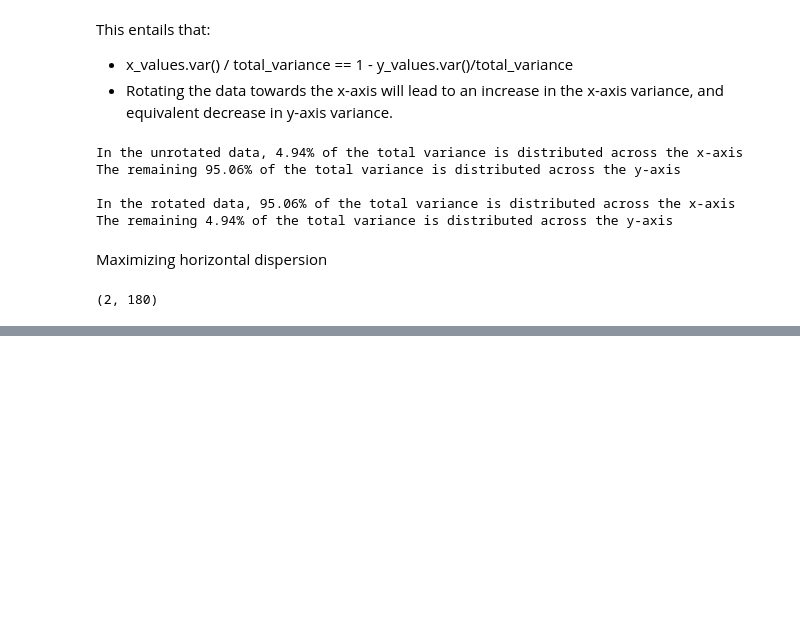
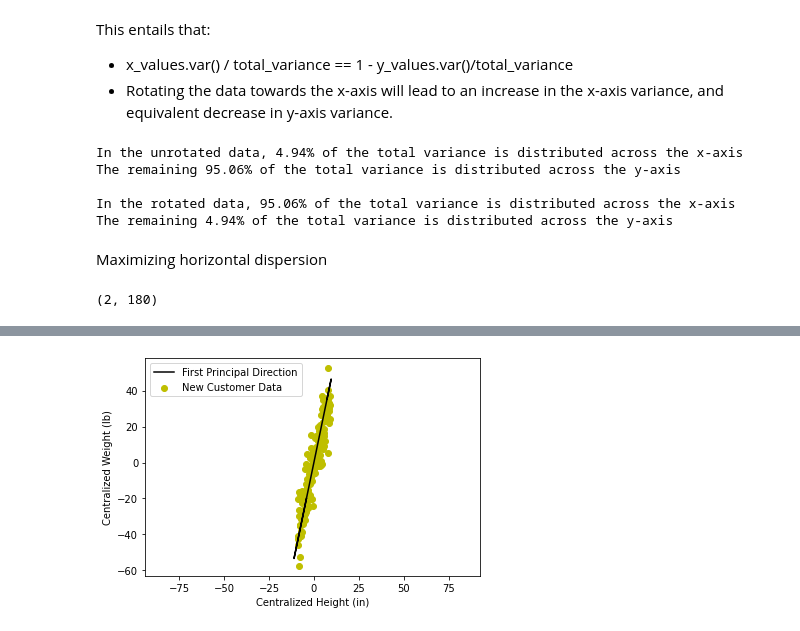
Before and after one commit to ambreen2006/DS_bookcamp_exploration, a Jupyter notebook: DS_BookCamp_DimensionalityReduction.ipynb, the cells around one changed output, grey strips where cells are left out. Saved outputs shown, nothing was run; the diff lists cells and outputs as text; code cells hidden in the pictures; blank space fills up the shorter version.

Commit message:
Direction reduction using rotation

```diff
--- a/DS_BookCamp_DimensionalityReduction.ipynb
+++ b/DS_BookCamp_DimensionalityReduction.ipynb
@@ -175,0 +263,19 @@ Text(0.5, 0, 'Angle (degrees)')
+# %%
+np.random.seed(1)
+new_heights = np.arange(60, 78, .11)
+random_fluctuations = np.random.normal(scale=10,
+                                       size=new_heights.size)
+new_weights = 4*new_heights - 130 + random_fluctuations
+new_centered_data = np.array([new_heights - heights.mean(),
+                              new_weights - weights.mean()])
+plt.scatter(new_centered_data[0], new_centered_data[1], c='y',
+            label='New Customer Data')
+plt.plot(reproduced_data[0], reproduced_data[1], c='k',
+         label='First Principal Direction')
+plt.xlabel('Centralized Height (in)')
+plt.ylabel('Centralized Weight (lb)')
+plt.axis('equal')
+plt.legend()
+plt.show()
+# %% [output]
+[figure, added]
```
Also changed, not shown: parts of 12 cells of this notebook.
